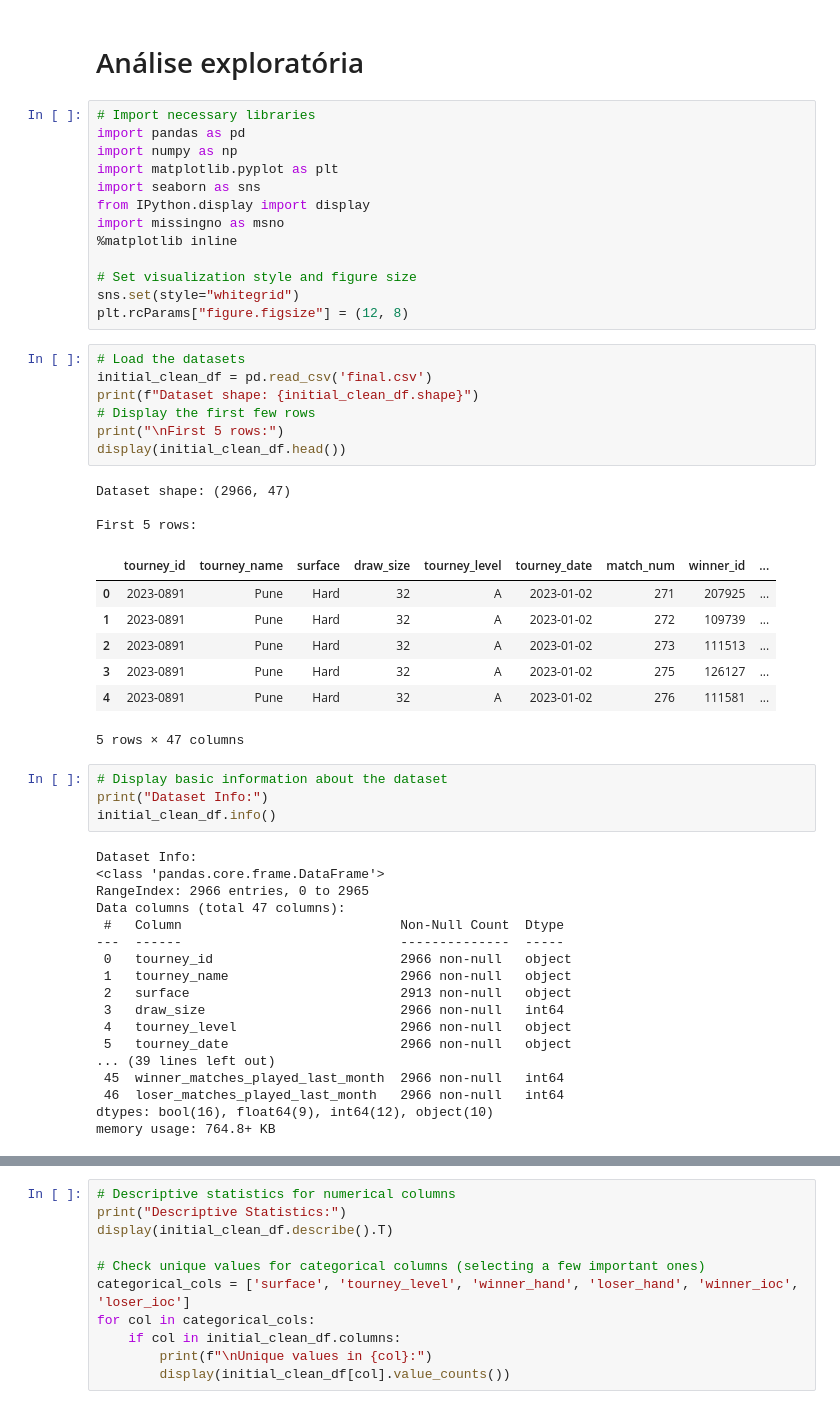
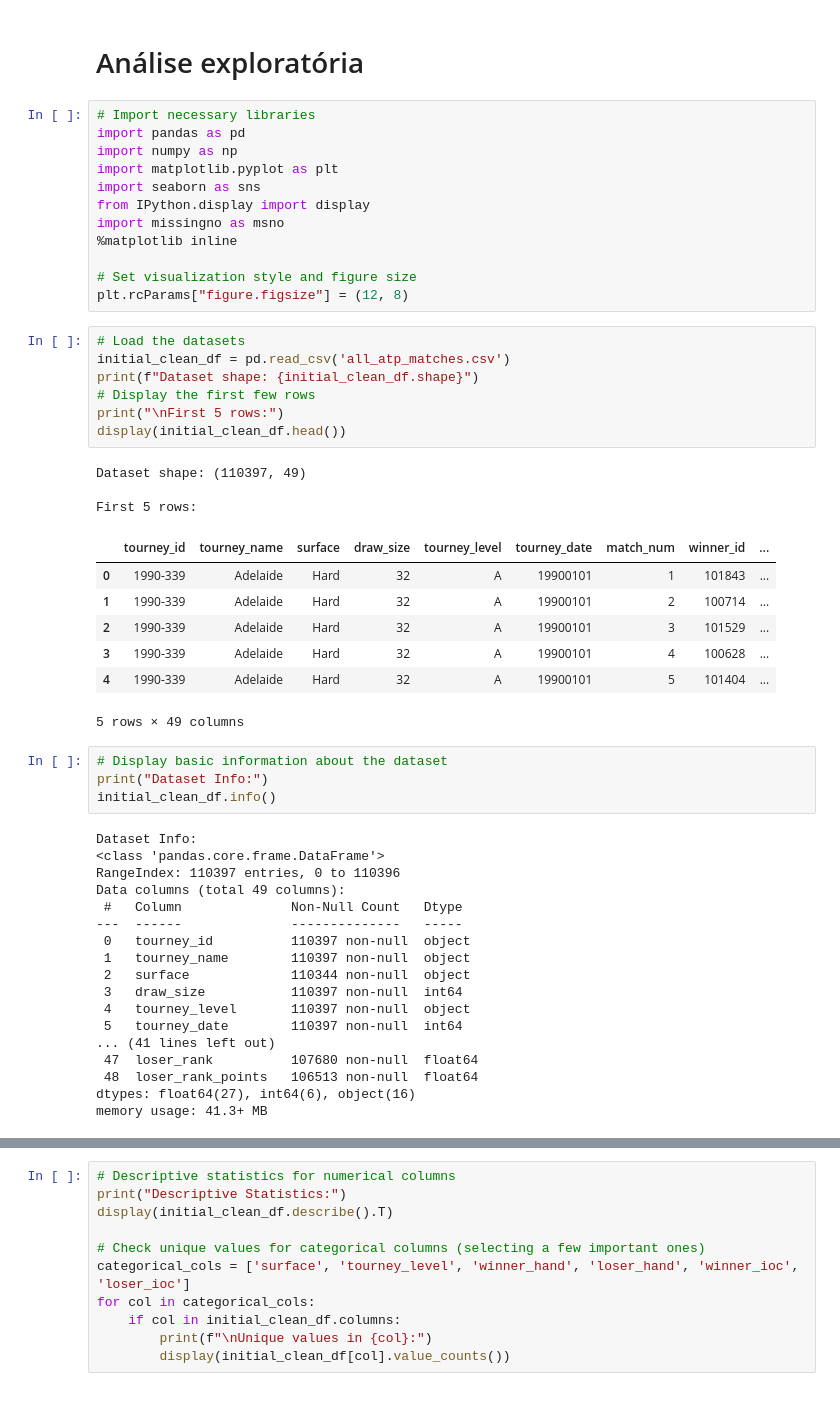
Before and after one commit to davialmeida135/tennis-match-prediction, a Jupyter notebook: dados_tratados/explore.ipynb, the cells around one changed output, grey strips where cells are left out. Saved outputs shown, nothing was run; the diff lists cells and outputs as text.

```diff
--- a/dados_tratados/explore.ipynb
+++ b/dados_tratados/explore.ipynb
@@ -11,26 +11,25 @@ import missingno as msno
 %matplotlib inline
 
 # Set visualization style and figure size
-sns.set(style="whitegrid")
 plt.rcParams["figure.figsize"] = (12, 8)
 # %%
 # Load the datasets
-initial_clean_df = pd.read_csv('final.csv')
+initial_clean_df = pd.read_csv('all_atp_matches.csv')
 print(f"Dataset shape: {initial_clean_df.shape}")
 # Display the first few rows
 print("\nFirst 5 rows:")
 display(initial_clean_df.head())
 # %% [output]
-Dataset shape: (2966, 47)
+Dataset shape: (110397, 49)
 
 First 5 rows:
 |  | tourney_id | tourney_name | surface | draw_size | tourney_level | tourney_date | match_num | winner_id | ... |
-| 0 | 2023-0891 | Pune | Hard | 32 | A | 2023-01-02 | 271 | 207925 | ... |
-| 1 | 2023-0891 | Pune | Hard | 32 | A | 2023-01-02 | 272 | 109739 | ... |
-| 2 | 2023-0891 | Pune | Hard | 32 | A | 2023-01-02 | 273 | 111513 | ... |
-| 3 | 2023-0891 | Pune | Hard | 32 | A | 2023-01-02 | 275 | 126127 | ... |
-| 4 | 2023-0891 | Pune | Hard | 32 | A | 2023-01-02 | 276 | 111581 | ... |
+| 0 | 1990-339 | Adelaide | Hard | 32 | A | 19900101 | 1 | 101843 | ... |
+| 1 | 1990-339 | Adelaide | Hard | 32 | A | 19900101 | 2 | 100714 | ... |
+| 2 | 1990-339 | Adelaide | Hard | 32 | A | 19900101 | 3 | 101529 | ... |
+| 3 | 1990-339 | Adelaide | Hard | 32 | A | 19900101 | 4 | 100628 | ... |
+| 4 | 1990-339 | Adelaide | Hard | 32 | A | 19900101 | 5 | 101404 | ... |
-5 rows × 47 columns
+5 rows × 49 columns
 # %%
 # Display basic information about the dataset
 print("Dataset Info:")
@@ -38,19 +37,19 @@ initial_clean_df.info()
 # %% [output]
 Dataset Info:
 <class 'pandas.core.frame.DataFrame'>
-RangeIndex: 2966 entries, 0 to 2965
-Data columns (total 47 columns):
- #   Column                            Non-Null Count  Dtype
----  ------                            --------------  -----
- 0   tourney_id                        2966 non-null   object
- 1   tourney_name                      2966 non-null   object
- 2   surface                           2913 non-null   object
- 3   draw_size                         2966 non-null   int64
- 4   tourney_level                     2966 non-null   object
- 5   tourney_date                      2966 non-null   object
-... (39 lines left out)
- 45  winner_matches_played_last_month  2966 non-null   int64
- 46  loser_matches_played_last_month   2966 non-null   int64
-dtypes: bool(16), float64(9), int64(12), object(10)
-memory usage: 764.8+ KB
+RangeIndex: 110397 entries, 0 to 110396
+Data columns (total 49 columns):
+ #   Column              Non-Null Count   Dtype
+---  ------              --------------   -----
+ 0   tourney_id          110397 non-null  object
+ 1   tourney_name        110397 non-null  object
+ 2   surface             110344 non-null  object
+ 3   draw_size           110397 non-null  int64
+ 4   tourney_level       110397 non-null  object
+ 5   tourney_date        110397 non-null  int64
+... (41 lines left out)
+ 47  loser_rank          107680 non-null  float64
+ 48  loser_rank_points   106513 non-null  float64
+dtypes: float64(27), int64(6), object(16)
+memory usage: 41.3+ MB
 # %%
```
Also changed, not shown: parts of 6 cells of this notebook, 2 other files.
